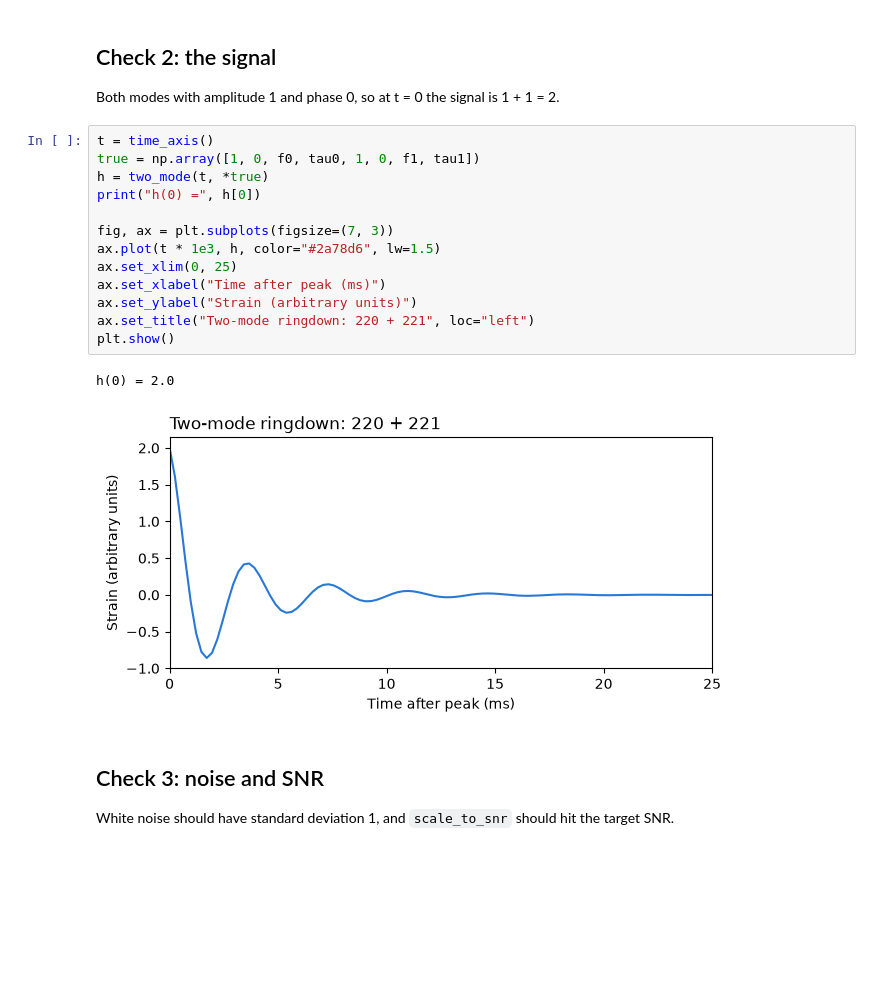
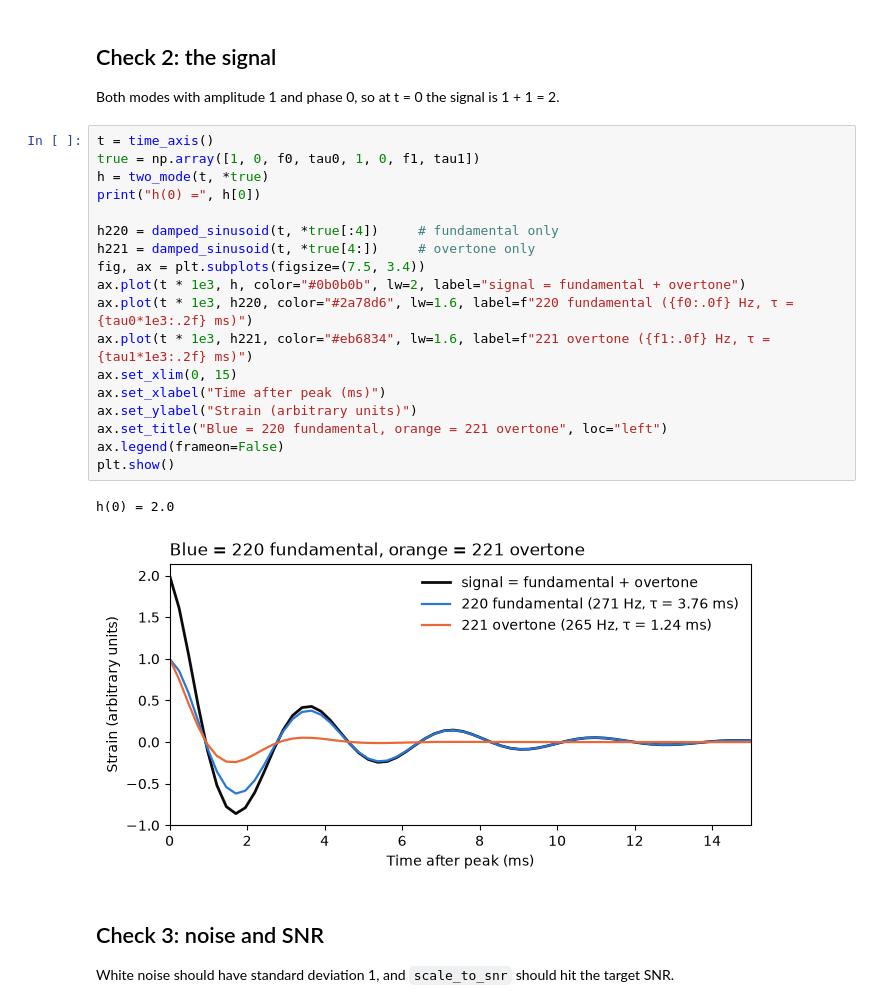
Before and after one commit to leonardoperugia09-cyber/ringdown-lab, a Jupyter notebook: notebooks/01_build.ipynb, the cells around one changed output. Saved outputs shown, nothing was run; the diff lists cells and outputs as text; blank space fills up the shorter version.

```diff
--- a/notebooks/01_build.ipynb
+++ b/notebooks/01_build.ipynb
@@ -45,19 +45,24 @@ Both modes with amplitude 1 and phase 0, so at t = 0 the signal is 1 + 1 = 2.
 # %%
 t = time_axis()
 true = np.array([1, 0, f0, tau0, 1, 0, f1, tau1])
 h = two_mode(t, *true)
 print("h(0) =", h[0])
 
-fig, ax = plt.subplots(figsize=(7, 3))
-ax.plot(t * 1e3, h, color="#2a78d6", lw=1.5)
-ax.set_xlim(0, 25)
+h220 = damped_sinusoid(t, *true[:4])     # fundamental only
+h221 = damped_sinusoid(t, *true[4:])     # overtone only
+fig, ax = plt.subplots(figsize=(7.5, 3.4))
+ax.plot(t * 1e3, h, color="#0b0b0b", lw=2, label="signal = fundamental + overtone")
+ax.plot(t * 1e3, h220, color="#2a78d6", lw=1.6, label=f"220 fundamental ({f0:.0f} Hz, τ = {tau0*1e3:.2f} ms)")
+ax.plot(t * 1e3, h221, color="#eb6834", lw=1.6, label=f"221 overtone ({f1:.0f} Hz, τ = {tau1*1e3:.2f} ms)")
+ax.set_xlim(0, 15)
 ax.set_xlabel("Time after peak (ms)")
 ax.set_ylabel("Strain (arbitrary units)")
-ax.set_title("Two-mode ringdown: 220 + 221", loc="left")
+ax.set_title("Blue = 220 fundamental, orange = 221 overtone", loc="left")
+ax.legend(frameon=False)
 plt.show()
 # %% [output]
 h(0) = 2.0
-[figure, old version]
+[figure, new version]
 # %% [markdown]
 ## Check 3: noise and SNR
 
```
Also changed, not shown: parts of 6 cells of this notebook, 13 other files.
